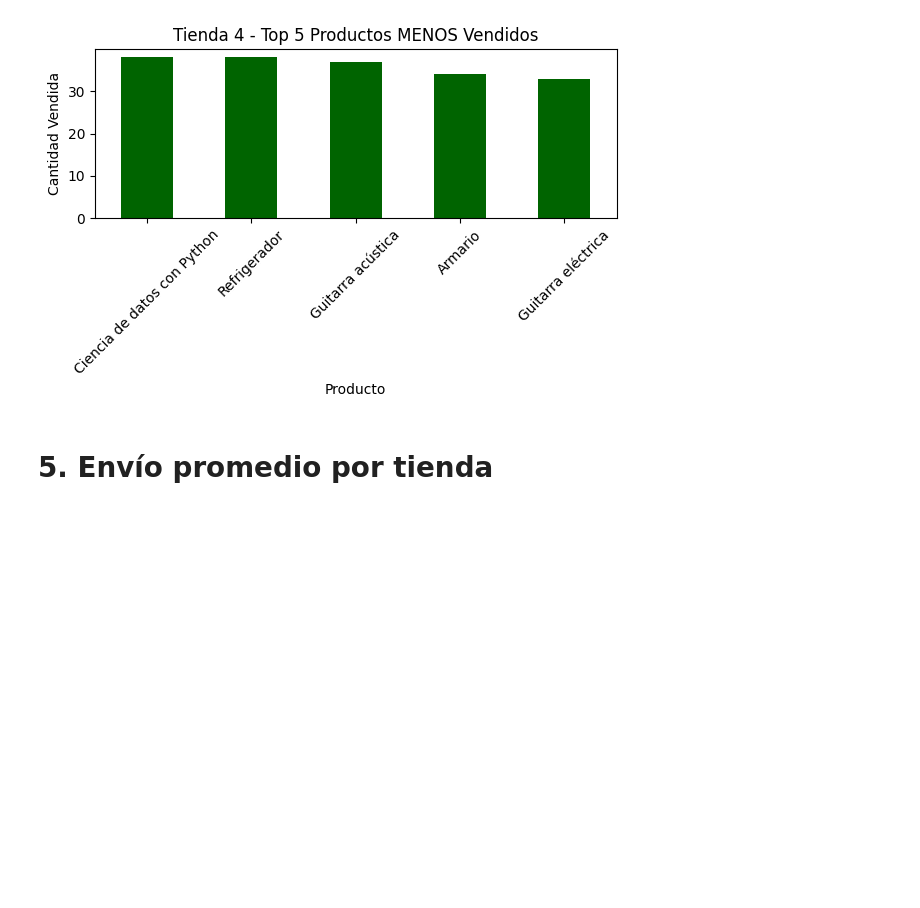
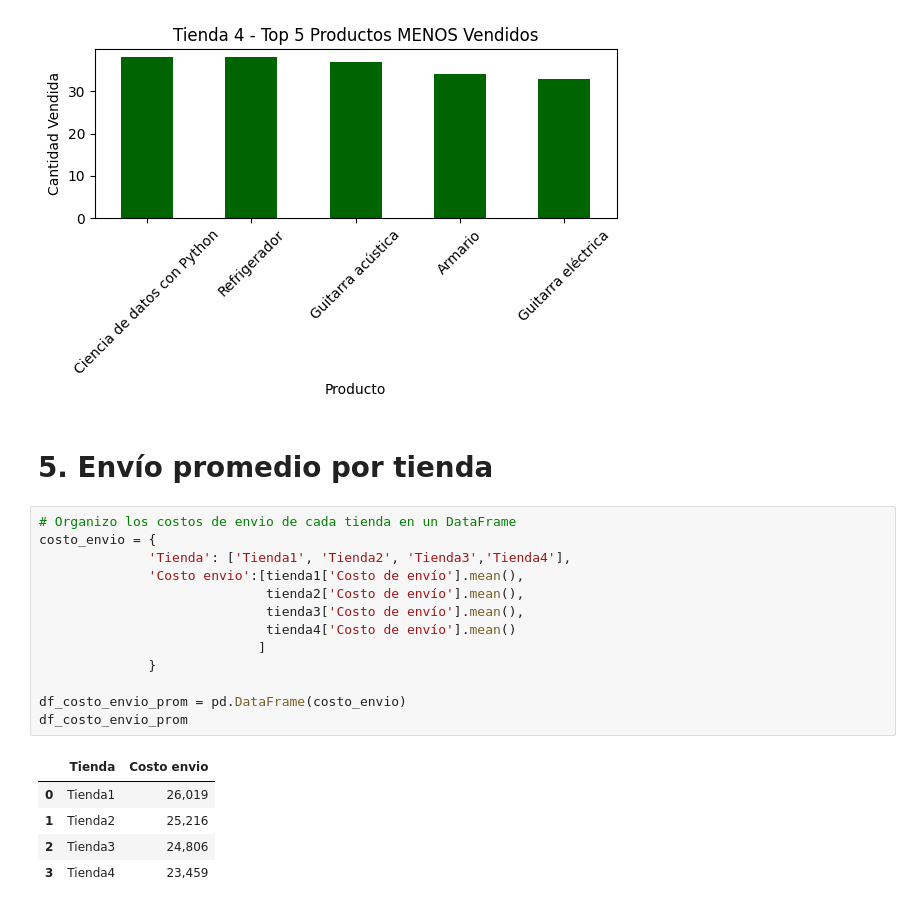
Before and after one commit to Nataliahfk/Challenge_Venta_Sucursales, a Jupyter notebook: AluraStoreLatam.ipynb, the cells around one changed output. Saved outputs shown, nothing was run; the diff lists cells and outputs as text; blank space fills up the shorter version.

```diff
--- a/AluraStoreLatam.ipynb
+++ b/AluraStoreLatam.ipynb
@@ -294,3 +294,22 @@ Name: Precio, dtype: int64
 [figure]
 # %% [markdown]
 # 5. Envío promedio por tienda
+# %%
+# Organizo los costos de envio de cada tienda en un DataFrame
+costo_envio = {
+              'Tienda': ['Tienda1', 'Tienda2', 'Tienda3','Tienda4'],
+              'Costo envio':[tienda1['Costo de envío'].mean(),
+                             tienda2['Costo de envío'].mean(),
+                             tienda3['Costo de envío'].mean(),
+                             tienda4['Costo de envío'].mean()
+                            ]
+              }
+
+df_costo_envio_prom = pd.DataFrame(costo_envio)
+df_costo_envio_prom
+# %% [output]
+|  | Tienda | Costo envio |
+| 0 | Tienda1 | 26,019 |
+| 1 | Tienda2 | 25,216 |
+| 2 | Tienda3 | 24,806 |
+| 3 | Tienda4 | 23,459 |
```
